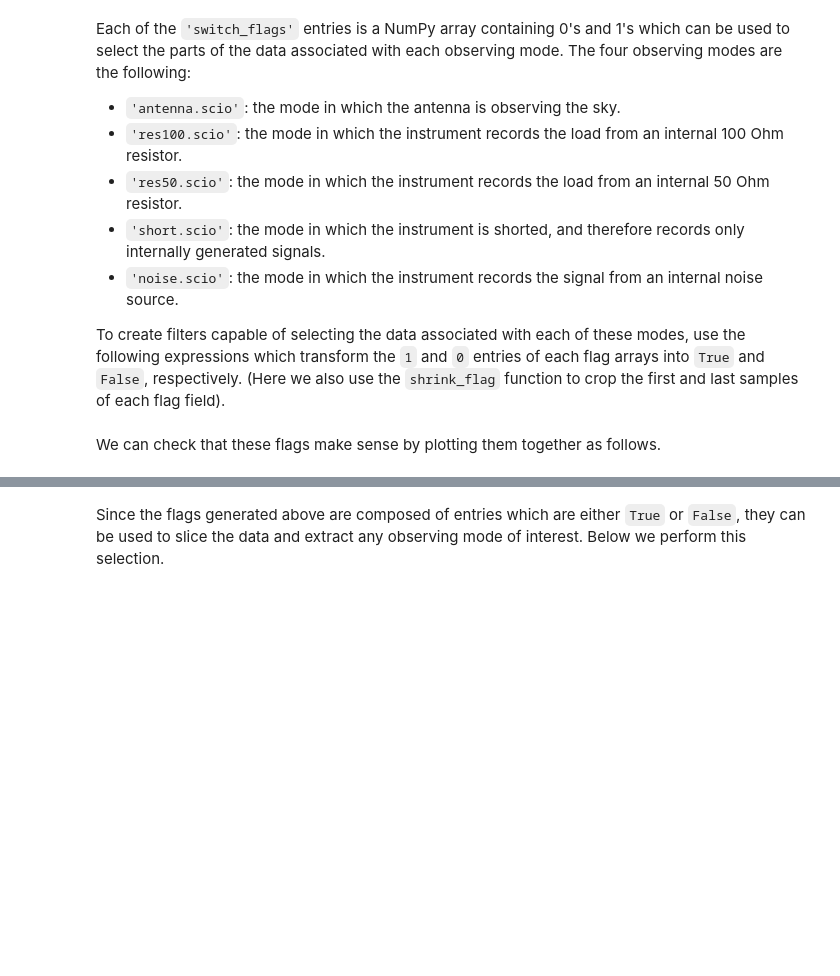
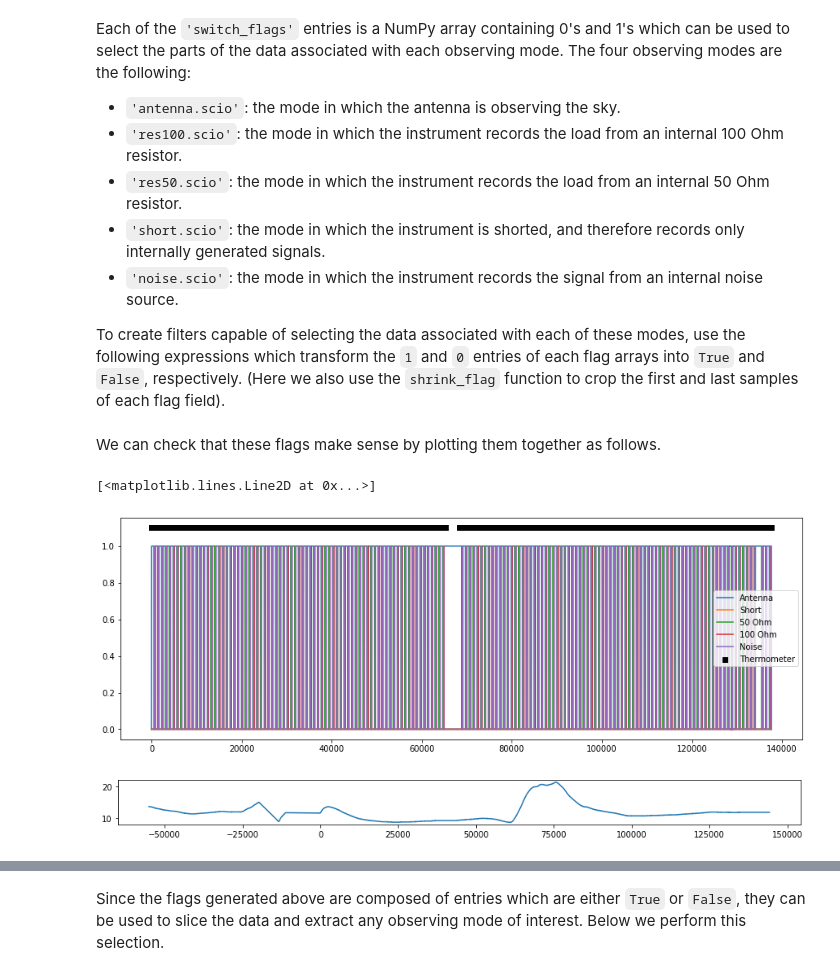
Before and after one commit to fernandozhs/prizmatoid, a Jupyter notebook: Metadatabase.ipynb, the cells around one changed output, grey strips where cells are left out. Saved outputs shown, nothing was run; the diff lists cells and outputs as text; code cells hidden in the pictures; blank space fills up the shorter version.

```diff
--- a/Metadatabase.ipynb
+++ b/Metadatabase.ipynb
@@ -112,5 +115,43 @@ select_res100 = (pzt.shrink_flag(prizm_data['70MHz']['switch_flags']['res100.sci
 select_res50 = (pzt.shrink_flag(prizm_data['70MHz']['switch_flags']['res50.scio'], (1,1)) == 1)
 select_short = (pzt.shrink_flag(prizm_data['70MHz']['switch_flags']['short.scio'], (1,1)) == 1)
 select_noise = (pzt.shrink_flag(prizm_data['70MHz']['switch_flags']['noise.scio'], (1,1)) == 1)
+select_temp = (prizm_data['70MHz']['temp_flags'] == 1)
 # %% [markdown]
 We can check that these flags make sense by plotting them together as follows.
+# %%
+# Plots the different flags.
+plt.figure(1, figsize=(15, 5))
+
+# Uses the `prizm_data['70MHz']['time_sys_start.raw'][0]` as a time reference for both the switch states and
+# the thermometer measurements.
+data_time = prizm_data['70MHz']['time_sys_start.raw'] - prizm_data['70MHz']['time_sys_start.raw'][0]
+therm_time_start = prizm_data['switch']['time_start_therms.raw'] - prizm_data['70MHz']['time_sys_start.raw'][0]
+therm_time_stop = prizm_data['switch']['time_stop_therms.raw'] - prizm_data['70MHz']['time_sys_start.raw'][0]
+
+# Show when each observing mode is active as a function of time.
+plt.plot(data_time, select_antenna, label='Antenna')
+plt.plot(data_time, select_short, label='Short')
+plt.plot(data_time, select_res50, label='50 Ohm')
+plt.plot(data_time, select_res100, label='100 Ohm')
+plt.plot(data_time, select_noise, label='Noise')
+plt.scatter(data_time[select_temp > 0], select_temp[select_temp > 0]*1.1, label='Thermometer', marker='s', color='black')
+
+# Legend and x-axis range.
+plt.legend(loc='best')
+#plt.xlim([7500,11000])
+#plt.xlim([3000,5000])
+
+
+# Plots one of the ambient temperature readings.
+plt.figure(2, figsize=(15, 1))
+
+# Shows the actual ambient temperature readings for the 100MHz antenna as a function of time.
+plt.plot(therm_time_start, prizm_data['switch']['temp_70A_noise.raw'], label='T_amb')
+
+# Legend and x-axis range.
+#plt.legend(loc='best')
+#plt.xlim([3000,5000])
+# %% [output]
+[<matplotlib.lines.Line2D at 0x...>]
+[figure, added]
+[figure, added]
```
Also changed, not shown: parts of 22 cells of this notebook, 6 other files.
